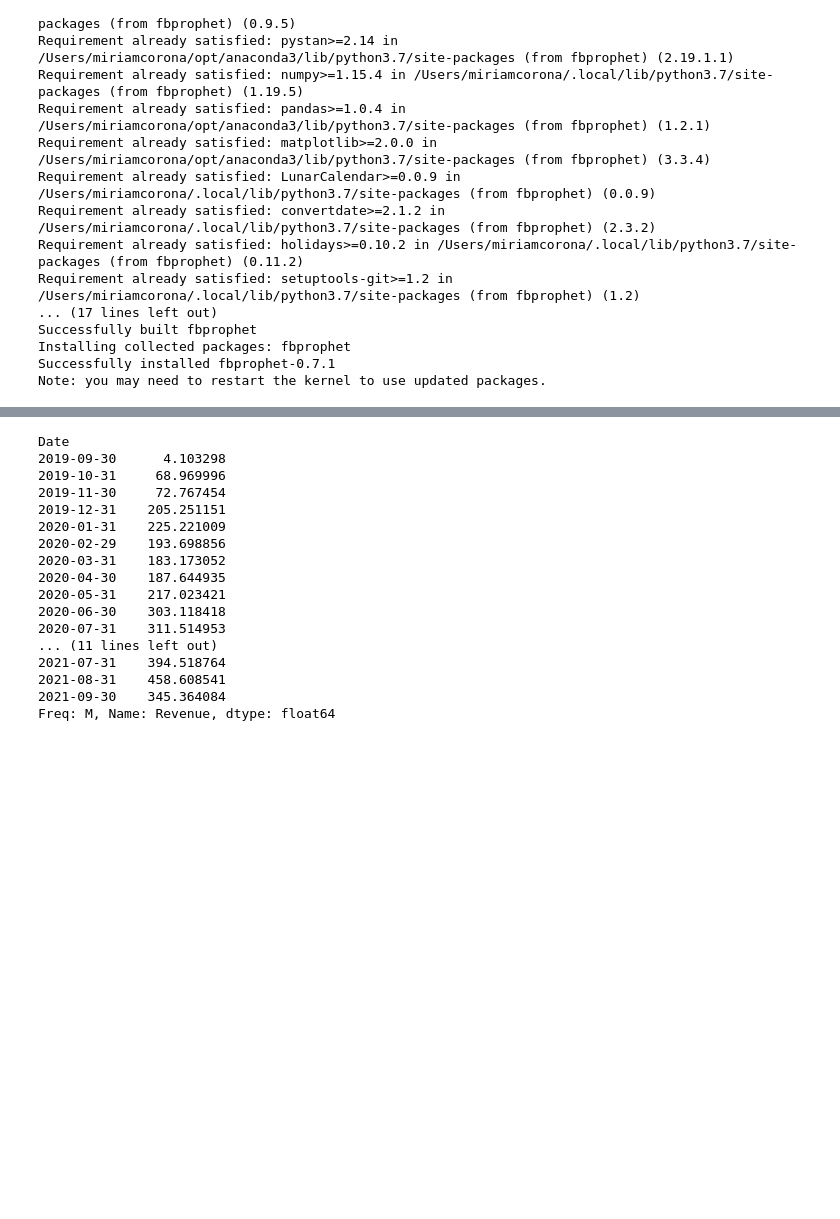
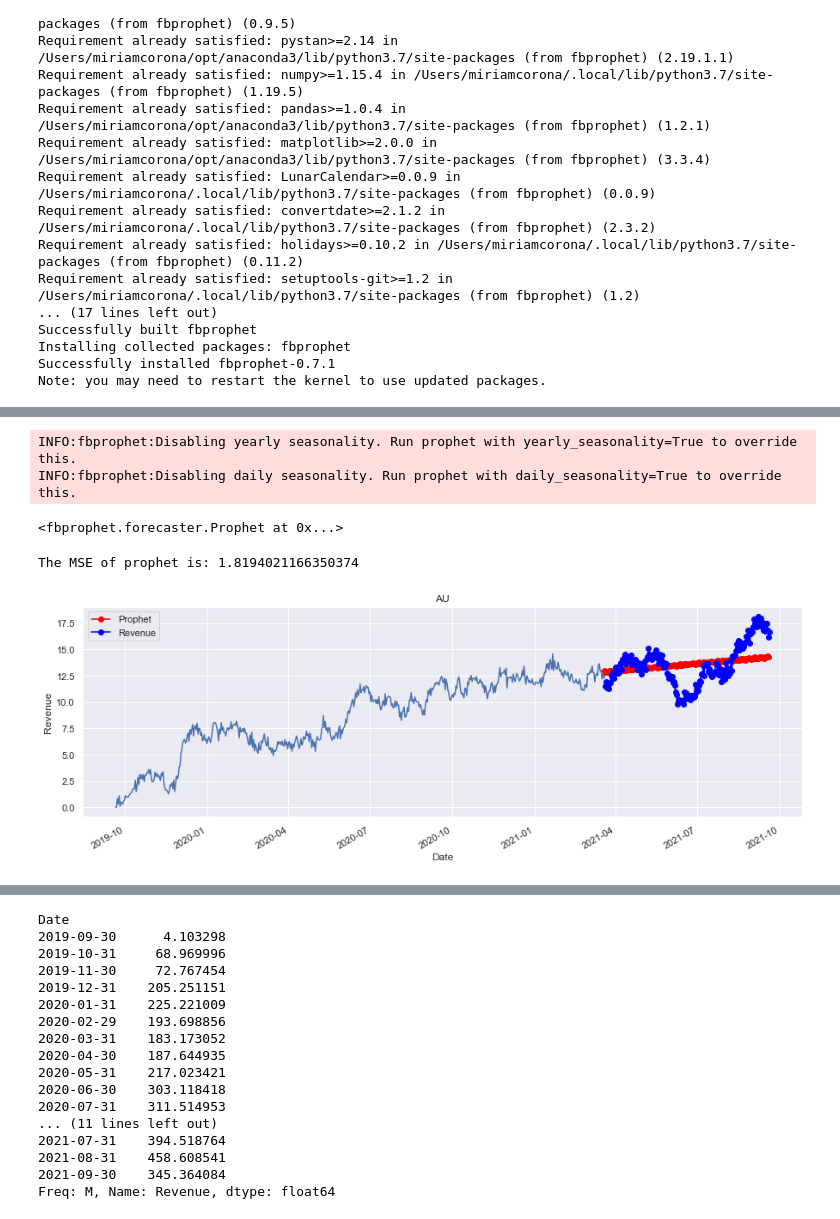
Before and after one commit to jlrosales8/D213_Time_Series_Analysis, a Jupyter notebook: Untitled.ipynb, the cells around one changed output, grey strips where cells are left out. Saved outputs shown, nothing was run; the diff lists cells and outputs as text; code cells hidden in the pictures; blank space fills up the shorter version.

```diff
--- a/Untitled.ipynb
+++ b/Untitled.ipynb
@@ -332,0 +394,31 @@ from fbprophet import Prophet
+# %%
+model = Prophet()
+# %%
+model.fit(au3)
+# %% [output]
+INFO:fbprophet:Disabling yearly seasonality. Run prophet with yearly_seasonality=True to override this.
+INFO:fbprophet:Disabling daily seasonality. Run prophet with daily_seasonality=True to override this.
+<fbprophet.forecaster.Prophet at 0x...>
+# %%
+# define the period for which we want a prediction
+df_index_7_years = pd.DataFrame(index_7_years)
+df_index_7_years.columns = ['ds']
+df_index_7_years['ds']= to_datetime(df_index_7_years['ds'])
+# %%
+# use the model to make a forecast
+fcast3 = model.predict(df_index_7_years)
+fcast3 = pd.Series(fcast3['yhat'].values, index=index_7_years)
+fcast3 = fcast3.rename("Prophet")
+# %%
+# Ploting the predictions
+fig, ax = plt.subplots(figsize=(15,5))
+chart = sns.lineplot(x='Date', y='Revenue', data = X_train)
+chart.set_title('AU')
+fcast3.plot(ax=ax, color='red', marker="o", legend=True)
+au_v2.plot(ax=ax, color='blue', marker="o", legend=True)
+
+# Printing the AI
+print('The MSE of prophet is:', mean_squared_error(X_valid['Revenue'].values, fcast3.values, squared=False))
+# %% [output]
+The MSE of prophet is: 1.8194021166350374
+[figure, added]
```
Also changed, not shown: parts of 42 cells of this notebook, 4 other files.
